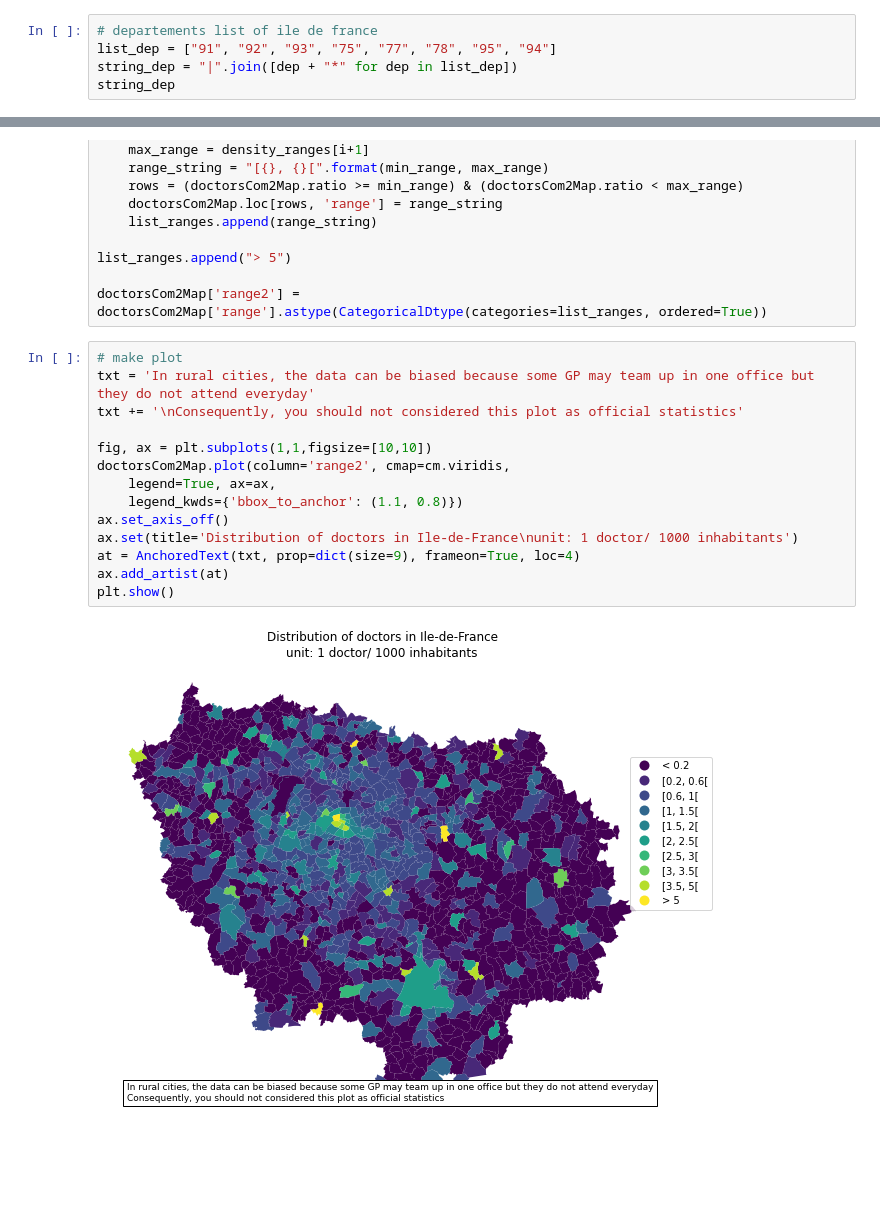
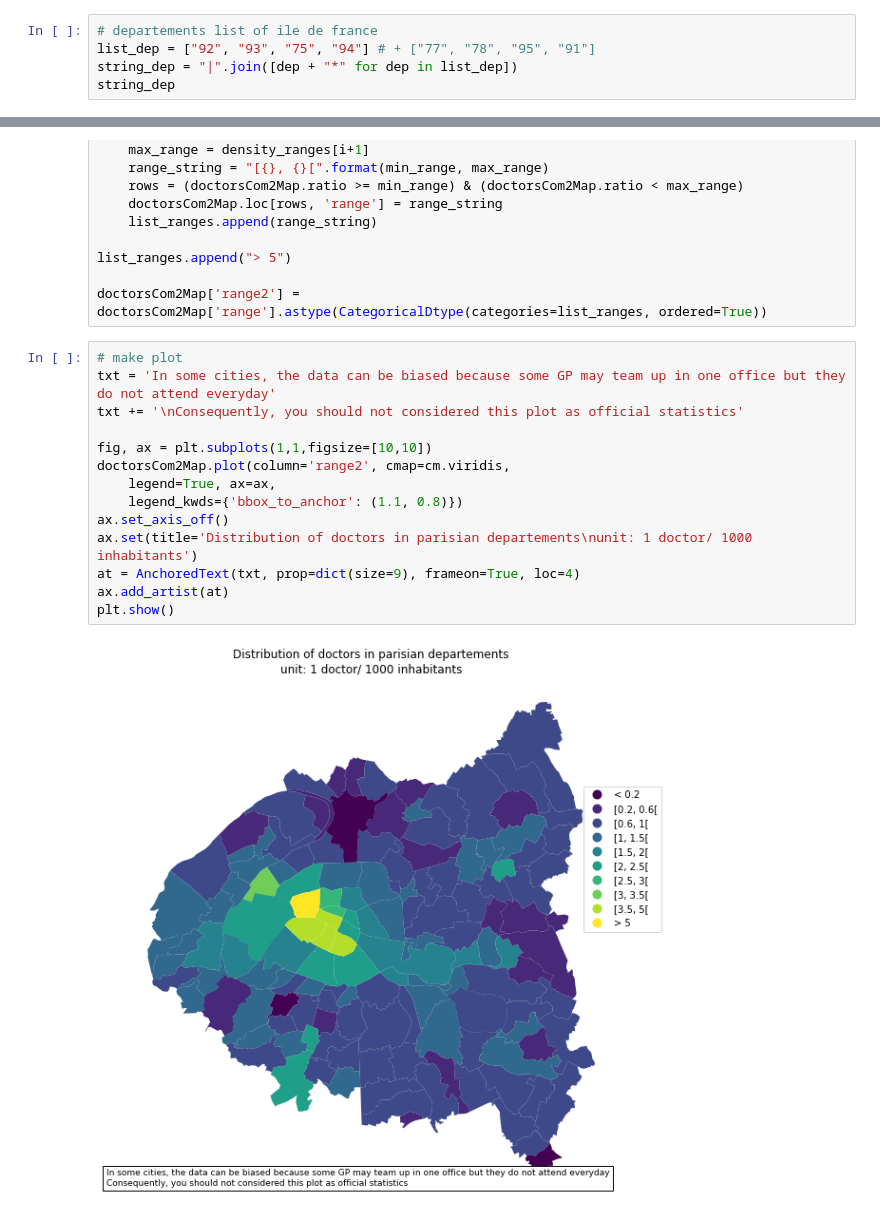
Before and after one commit to tfardet/pynsee, a Jupyter notebook: docs/examples/example_doctors_idf.ipynb, the cells around one changed output, grey strips where cells are left out. Saved outputs shown, nothing was run; the diff lists cells and outputs as text; blank space fills up the shorter version.

```diff
--- a/docs/examples/example_doctors_idf.ipynb
+++ b/docs/examples/example_doctors_idf.ipynb
@@ -44,7 +45,7 @@ naf5[naf5["NAF5"].str.contains("^86.2")]
 | 668 | OQ | Q86Z | OQ | Q | QA | OQ | QA0 | 86 | Q | 86 | 86.2 | ... |
 # %%
 # departements list of ile de france
-list_dep = ["91", "92", "93", "75", "77", "78", "95", "94"]
+list_dep = ["92", "93", "75", "94"] # + ["77", "78", "95", "91"]
 string_dep = "|".join([dep + "*" for dep in list_dep])
 string_dep
 # %% [output]
@@ -309,17 +302,17 @@ list_ranges.append("> 5")
 doctorsCom2Map['range2'] = doctorsCom2Map['range'].astype(CategoricalDtype(categories=list_ranges, ordered=True))
 # %%
 # make plot
-txt = 'In rural cities, the data can be biased because some GP may team up in one office but they do not attend everyday'
+txt = 'In some cities, the data can be biased because some GP may team up in one office but they do not attend everyday'
 txt += '\nConsequently, you should not considered this plot as official statistics'
 
 fig, ax = plt.subplots(1,1,figsize=[10,10])
 doctorsCom2Map.plot(column='range2', cmap=cm.viridis,
     legend=True, ax=ax,
     legend_kwds={'bbox_to_anchor': (1.1, 0.8)})
 ax.set_axis_off()
-ax.set(title='Distribution of doctors in Ile-de-France\nunit: 1 doctor/ 1000 inhabitants')
+ax.set(title='Distribution of doctors in parisian departements\nunit: 1 doctor/ 1000 inhabitants')
 at = AnchoredText(txt, prop=dict(size=9), frameon=True, loc=4)
 ax.add_artist(at)
 plt.show()
 # %% [output]
-[figure, old version]
+[figure, new version]
```
Also changed, not shown: parts of 11 cells of this notebook, 4 other files.
